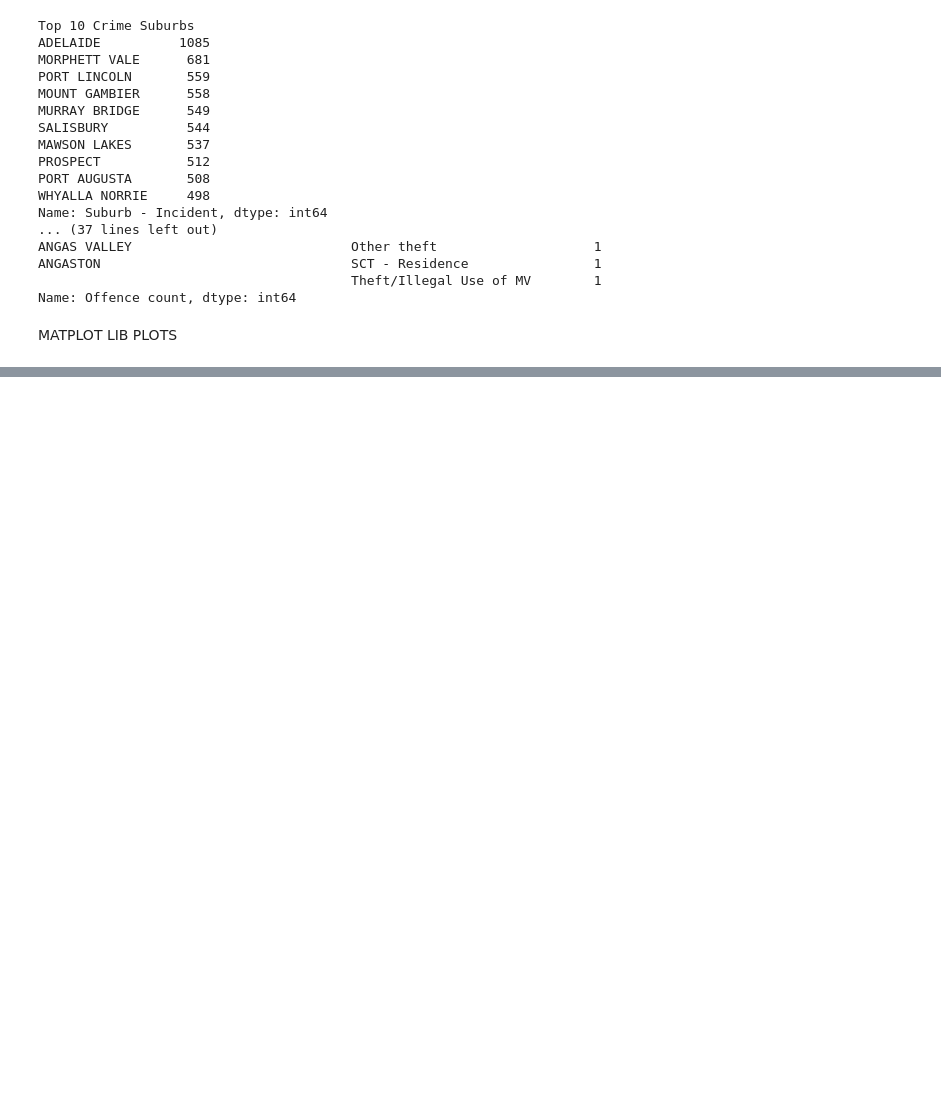
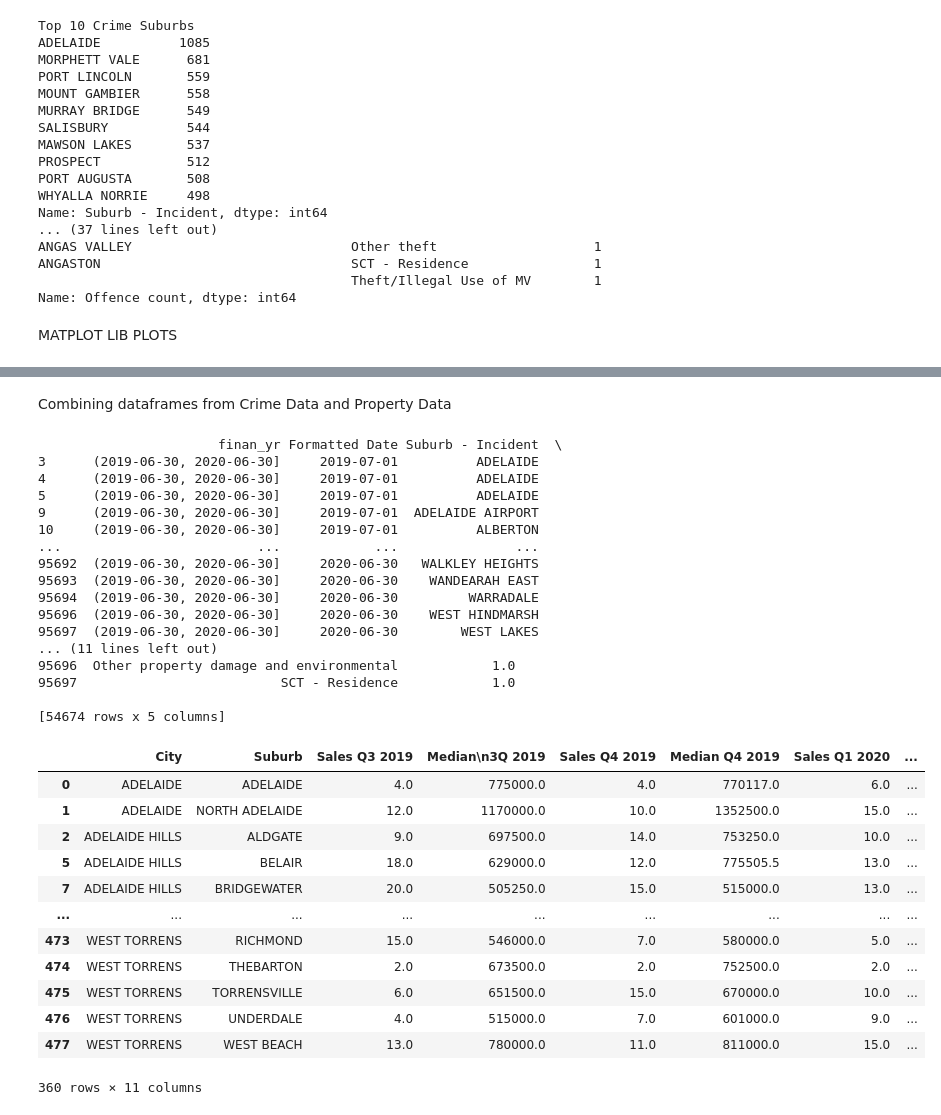
Before and after one commit to Sprettle/Chevrolet-Chilis, a Jupyter notebook: suburb_crime.ipynb, the cells around one changed output, grey strips where cells are left out. Drawn from its saved outputs; the diff is of its cells as text; code cells hidden in the pictures; blank space fills up the shorter version.

```diff
--- a/suburb_crime.ipynb
+++ b/suburb_crime.ipynb
@@ -602,3 +618,42 @@ plt.show()
 [figure]
 [figure]
 [figure]
+# %% [markdown]
+Combining dataframes from Crime Data and Property Data
+# %%
+#Combine the 2 dataframes by suburb: y19_20, y19_20_price
+print(y19_20)
+#Retrieve variable (dataframe) from another ipynb
+%store -r y19_20_price
+y19_20_price
+# %% [output]
+                       finan_yr Formatted Date Suburb - Incident  \
+3      (2019-06-30, 2020-06-30]     2019-07-01          ADELAIDE
+4      (2019-06-30, 2020-06-30]     2019-07-01          ADELAIDE
+5      (2019-06-30, 2020-06-30]     2019-07-01          ADELAIDE
+9      (2019-06-30, 2020-06-30]     2019-07-01  ADELAIDE AIRPORT
+10     (2019-06-30, 2020-06-30]     2019-07-01          ALBERTON
+...                         ...            ...               ...
+95692  (2019-06-30, 2020-06-30]     2020-06-30   WALKLEY HEIGHTS
+95693  (2019-06-30, 2020-06-30]     2020-06-30    WANDEARAH EAST
+95694  (2019-06-30, 2020-06-30]     2020-06-30         WARRADALE
+95696  (2019-06-30, 2020-06-30]     2020-06-30    WEST HINDMARSH
+95697  (2019-06-30, 2020-06-30]     2020-06-30        WEST LAKES
+... (11 lines left out)
+95696  Other property damage and environmental            1.0
+95697                          SCT - Residence            1.0
+
+[54674 rows x 5 columns]
+|  | City | Suburb | Sales Q3 2019 | Median\n3Q 2019 | Sales Q4 2019 | Median Q4 2019 | Sales Q1 2020 | ... |
+| 0 | ADELAIDE | ADELAIDE | 4.0 | 775000.0 | 4.0 | 770117.0 | 6.0 | ... |
+| 1 | ADELAIDE | NORTH ADELAIDE | 12.0 | 1170000.0 | 10.0 | 1352500.0 | 15.0 | ... |
+| 2 | ADELAIDE HILLS | ALDGATE | 9.0 | 697500.0 | 14.0 | 753250.0 | 10.0 | ... |
+| 5 | ADELAIDE HILLS | BELAIR | 18.0 | 629000.0 | 12.0 | 775505.5 | 13.0 | ... |
+| 7 | ADELAIDE HILLS | BRIDGEWATER | 20.0 | 505250.0 | 15.0 | 515000.0 | 13.0 | ... |
+| ... | ... | ... | ... | ... | ... | ... | ... | ... |
+| 473 | WEST TORRENS | RICHMOND | 15.0 | 546000.0 | 7.0 | 580000.0 | 5.0 | ... |
+| 474 | WEST TORRENS | THEBARTON | 2.0 | 673500.0 | 2.0 | 752500.0 | 2.0 | ... |
+| 475 | WEST TORRENS | TORRENSVILLE | 6.0 | 651500.0 | 15.0 | 670000.0 | 10.0 | ... |
+| 476 | WEST TORRENS | UNDERDALE | 4.0 | 515000.0 | 7.0 | 601000.0 | 9.0 | ... |
+| 477 | WEST TORRENS | WEST BEACH | 13.0 | 780000.0 | 11.0 | 811000.0 | 15.0 | ... |
+360 rows × 11 columns
```
Also changed, not shown: parts of 4 cells of this notebook, 5 other files.
